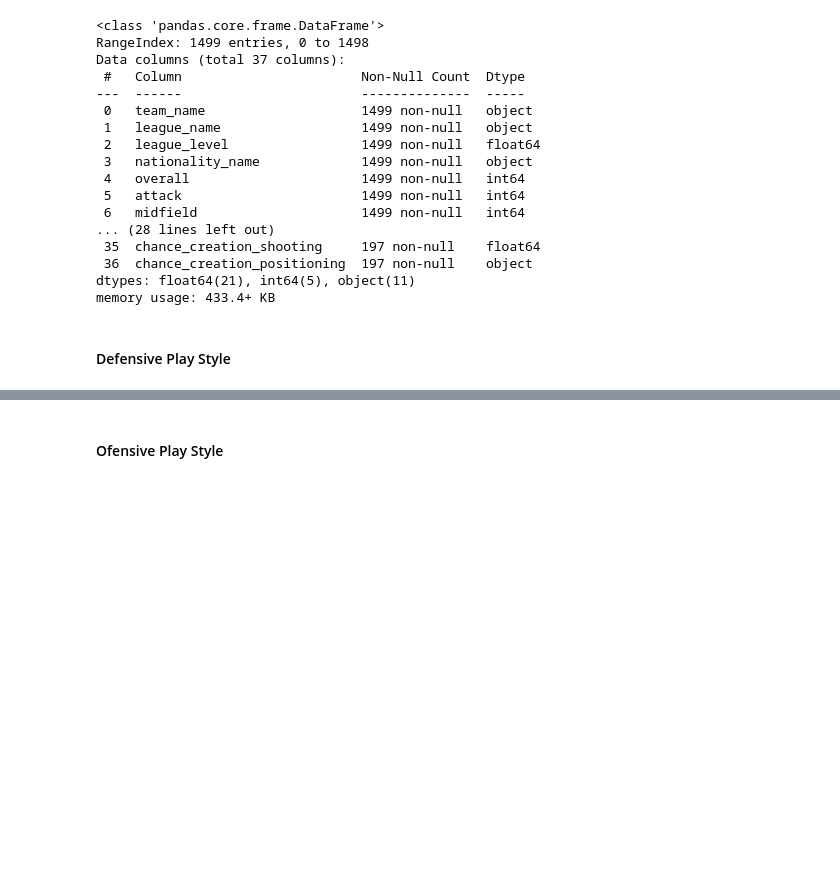
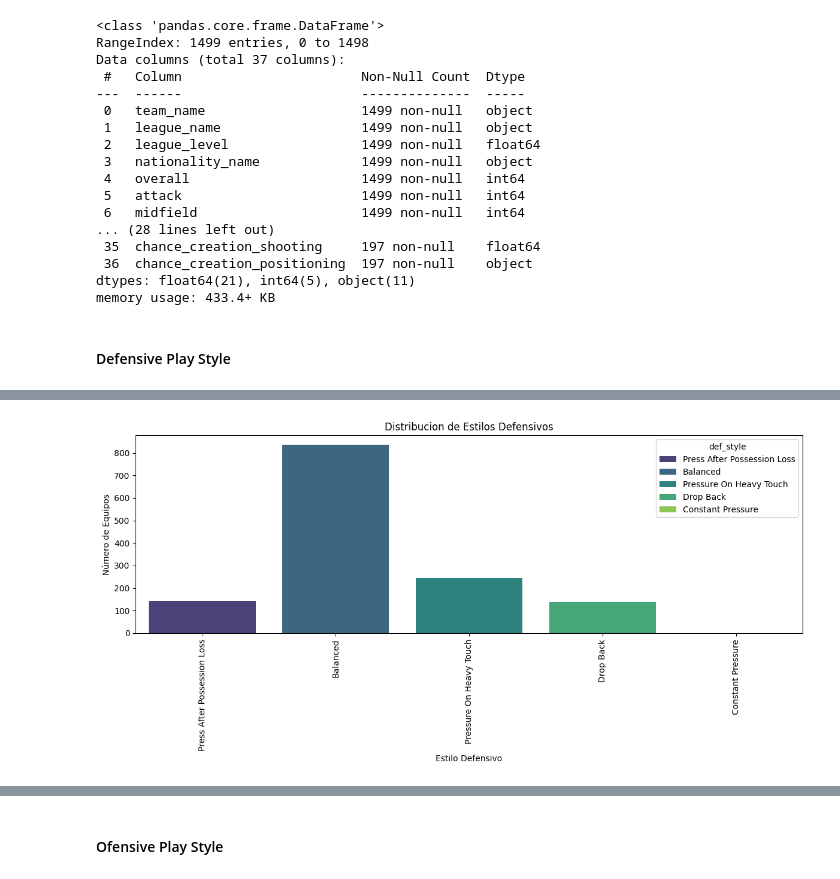
Before and after one commit to Tomaslopera/Fifa_Analysis, a Jupyter notebook: fifa23_analysis.ipynb, the cells around one changed output, grey strips where cells are left out. Drawn from its saved outputs; the diff is of its cells as text; code cells hidden in the pictures; blank space fills up the shorter version.

```diff
--- a/fifa23_analysis.ipynb
+++ b/fifa23_analysis.ipynb
@@ -233,0 +290,11 @@ memory usage: 433.4+ KB
+# %%
+plt.figure(figsize=(12, 6))
+sns.countplot(data=df_teams, x='def_style', palette='viridis', hue='def_style')
+plt.title('Distribucion de Estilos Defensivos')
+plt.xlabel('Estilo Defensivo')
+plt.ylabel('Número de Equipos')
+plt.xticks(rotation=90)
+plt.tight_layout()
+plt.show()
+# %% [output]
+[figure, added]
```
Also changed, not shown: parts of 7 cells of this notebook.
